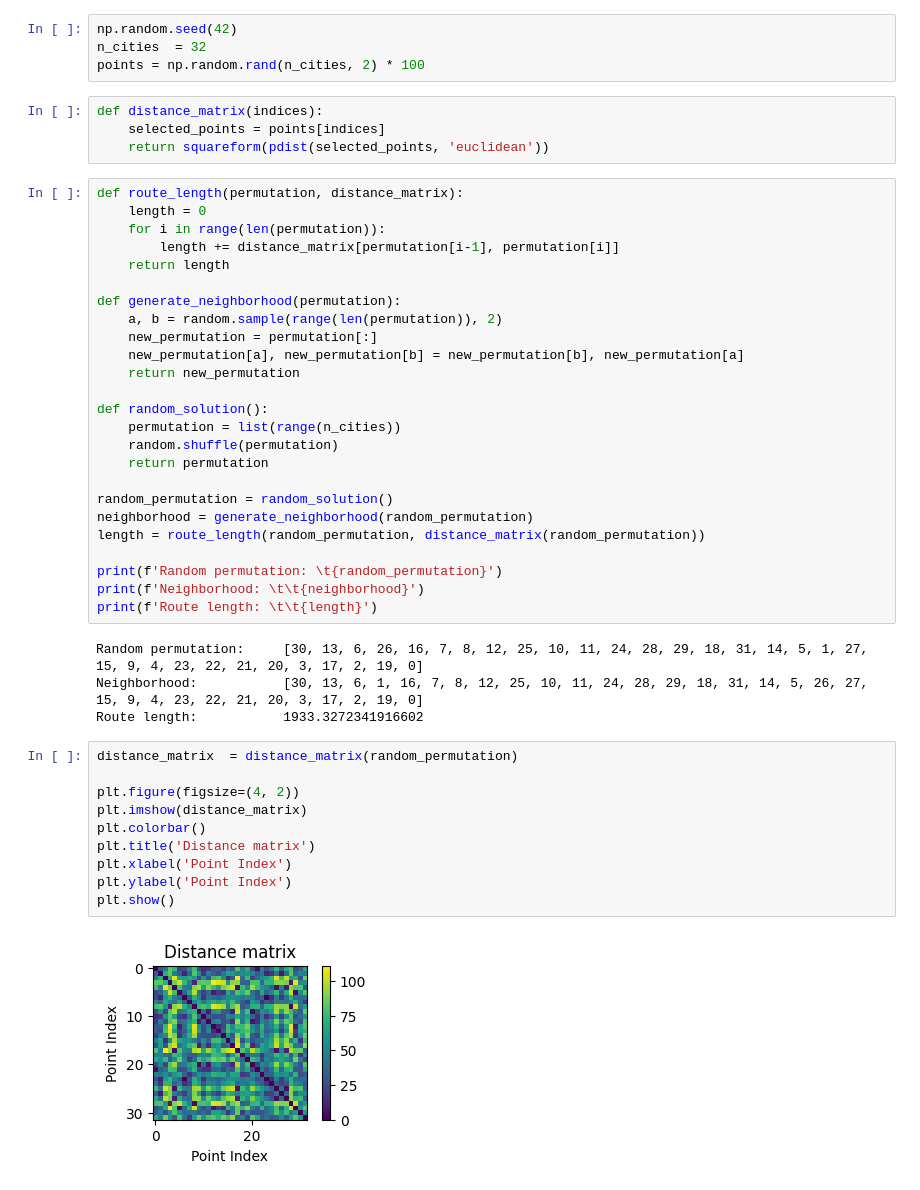
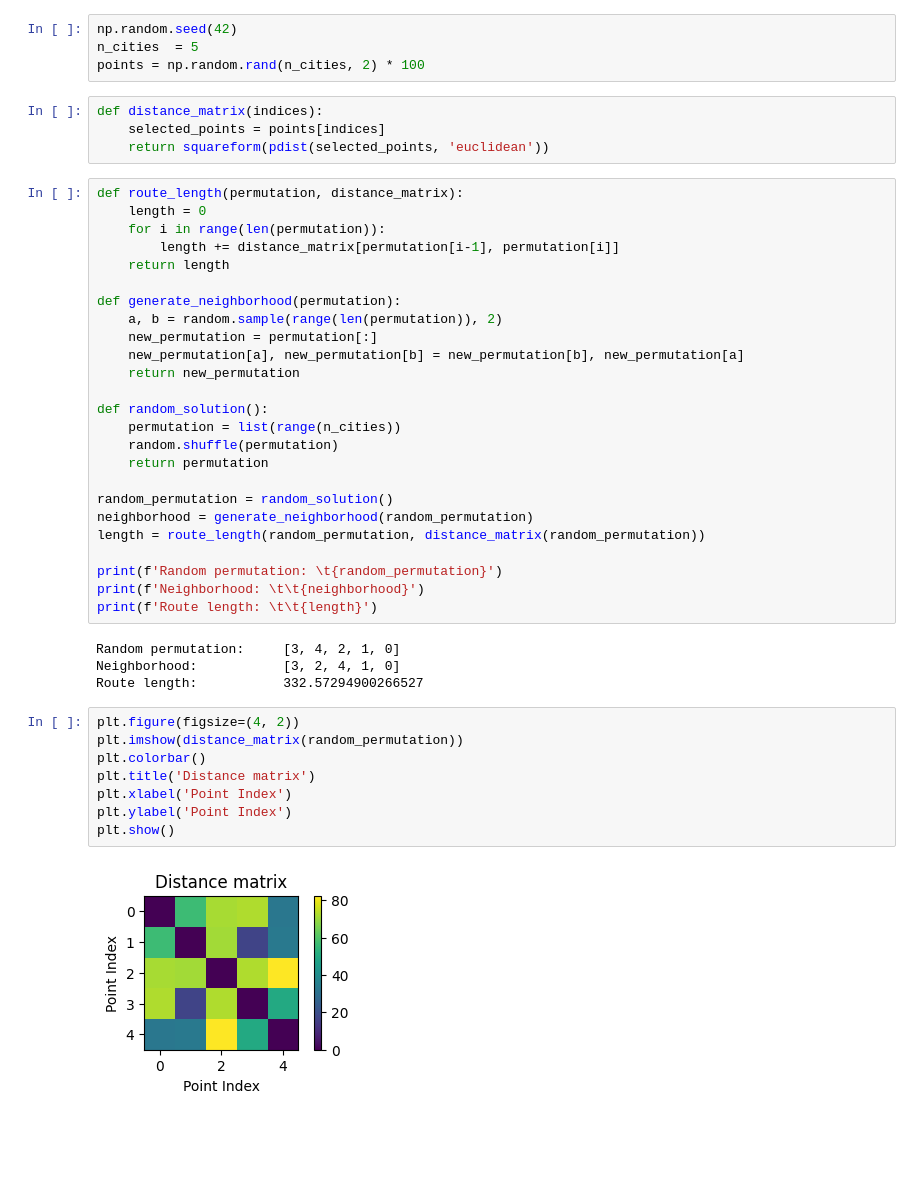
Before and after one commit to MalakPL/MHE-Zaoczne-2024, a Jupyter notebook: salesman.ipynb, the cells around one changed output. Cells and saved outputs as stored; diff of their text form; blank space fills up the shorter version.

```diff
--- a/salesman.ipynb
+++ b/salesman.ipynb
@@ -5,7 +5,7 @@ from scipy.spatial.distance import pdist, squareform
 import random
 # %%
 np.random.seed(42)
-n_cities  = 32
+n_cities  = 5
 points = np.random.rand(n_cities, 2) * 100
 # %%
 def distance_matrix(indices):
@@ -37,18 +37,16 @@ print(f'Random permutation: \t{random_permutation}')
 print(f'Neighborhood: \t\t{neighborhood}')
 print(f'Route length: \t\t{length}')
 # %% [output]
-Random permutation:     [30, 13, 6, 26, 16, 7, 8, 12, 25, 10, 11, 24, 28, 29, 18, 31, 14, 5, 1, 27, 15, 9, 4, 23, 22, 21, 20, 3, 17, 2, 19, 0]
-Neighborhood:           [30, 13, 6, 1, 16, 7, 8, 12, 25, 10, 11, 24, 28, 29, 18, 31, 14, 5, 26, 27, 15, 9, 4, 23, 22, 21, 20, 3, 17, 2, 19, 0]
-Route length:           1933.3272341916602
+Random permutation:     [3, 4, 2, 1, 0]
+Neighborhood:           [3, 2, 4, 1, 0]
+Route length:           332.57294900266527
 # %%
-distance_matrix  = distance_matrix(random_permutation)
-
 plt.figure(figsize=(4, 2))
-plt.imshow(distance_matrix)
+plt.imshow(distance_matrix(random_permutation))
 plt.colorbar()
 plt.title('Distance matrix')
 plt.xlabel('Point Index')
 plt.ylabel('Point Index')
 plt.show()
 # %% [output]
-[figure, old version]
+[figure, new version]
```
Also changed, not shown: parts of 2 cells of this notebook.
